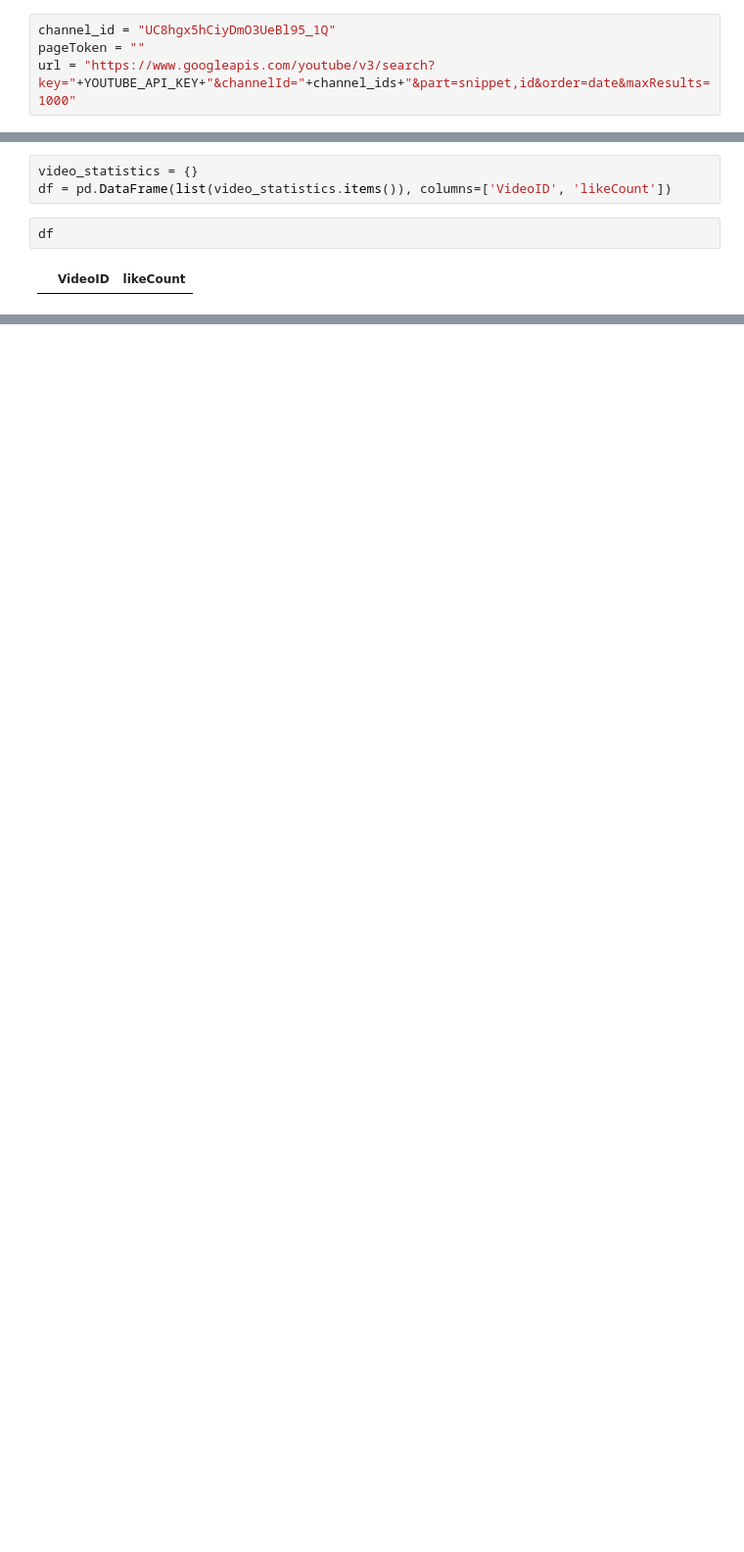
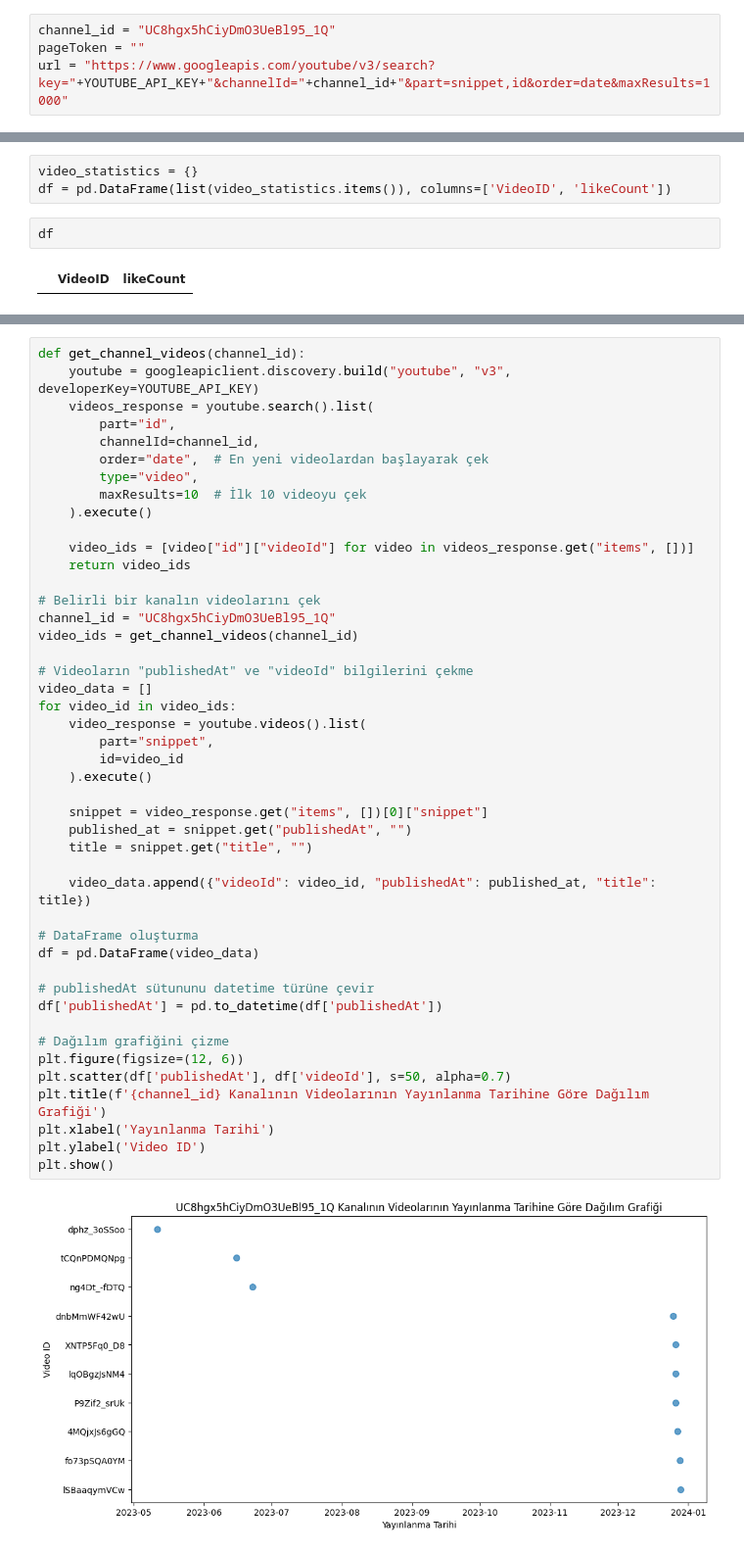
Before and after one commit to Nurbanuak/API_NEW_DATA, a Jupyter notebook: api_new.ipynb, the cells around one changed output, grey strips where cells are left out. Shown: that part at 98% size. Drawn from its saved outputs; the diff is of its cells as text; blank space fills up the shorter version.

```diff
--- a/api_new.ipynb
+++ b/api_new.ipynb
@@ -265,7 +261,7 @@ dtype: object
 # %%
 channel_id = "UC8hgx5hCiyDmO3UeBl95_1Q"
 pageToken = ""
-url = "https://www.googleapis.com/youtube/v3/search?key="+YOUTUBE_API_KEY+"&channelId="+channel_ids+"&part=snippet,id&order=date&maxResults=1000"
+url = "https://www.googleapis.com/youtube/v3/search?key="+YOUTUBE_API_KEY+"&channelId="+channel_id+"&part=snippet,id&order=date&maxResults=1000"
 # %%
 print(url)
 # %% [output]
@@ -456,0 +556,47 @@ Videodan beklediğim bilgileri edinemedim ama yine de faydalı oldu.
+# %%
+def get_channel_videos(channel_id):
+    youtube = googleapiclient.discovery.build("youtube", "v3", developerKey=YOUTUBE_API_KEY)
+    videos_response = youtube.search().list(
+        part="id",
+        channelId=channel_id,
+        order="date",  # En yeni videolardan başlayarak çek
+        type="video",
+        maxResults=10  # İlk 10 videoyu çek
+    ).execute()
+
+    video_ids = [video["id"]["videoId"] for video in videos_response.get("items", [])]
+    return video_ids
+
+# Belirli bir kanalın videolarını çek
+channel_id = "UC8hgx5hCiyDmO3UeBl95_1Q"
+video_ids = get_channel_videos(channel_id)
+
+# Videoların "publishedAt" ve "videoId" bilgilerini çekme
+video_data = []
+for video_id in video_ids:
+    video_response = youtube.videos().list(
+        part="snippet",
+        id=video_id
+    ).execute()
+
+    snippet = video_response.get("items", [])[0]["snippet"]
+    published_at = snippet.get("publishedAt", "")
+    title = snippet.get("title", "")
+
+    video_data.append({"videoId": video_id, "publishedAt": published_at, "title": title})
+
+# DataFrame oluşturma
+df = pd.DataFrame(video_data)
+
+# publishedAt sütununu datetime türüne çevir
+df['publishedAt'] = pd.to_datetime(df['publishedAt'])
+
+# Dağılım grafiğini çizme
+plt.figure(figsize=(12, 6))
+plt.scatter(df['publishedAt'], df['videoId'], s=50, alpha=0.7)
+plt.title(f'{channel_id} Kanalının Videolarının Yayınlanma Tarihine Göre Dağılım Grafiği')
+plt.xlabel('Yayınlanma Tarihi')
+plt.ylabel('Video ID')
+plt.show()
+# %% [output]
+[figure, added]
```
Also changed, not shown: parts of 18 cells of this notebook.
